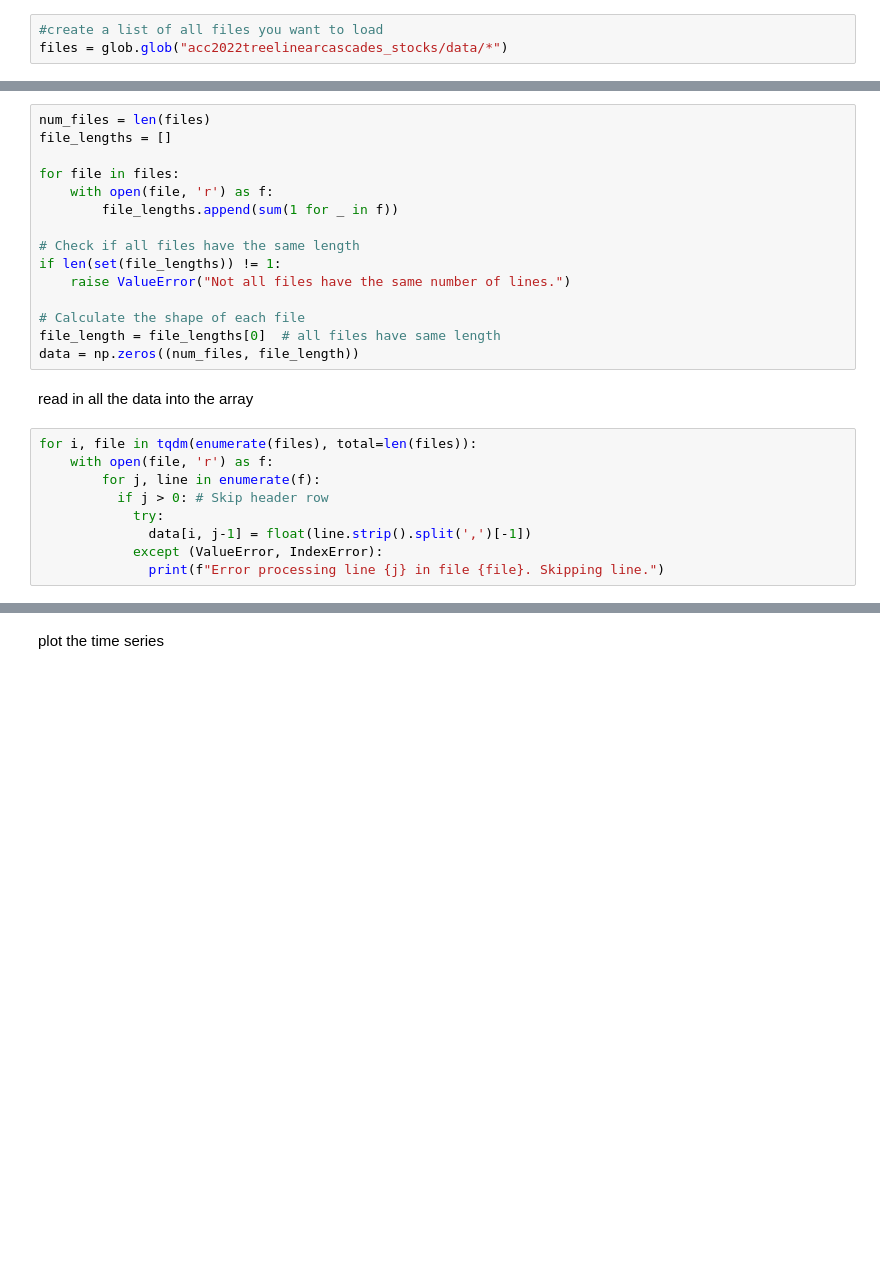
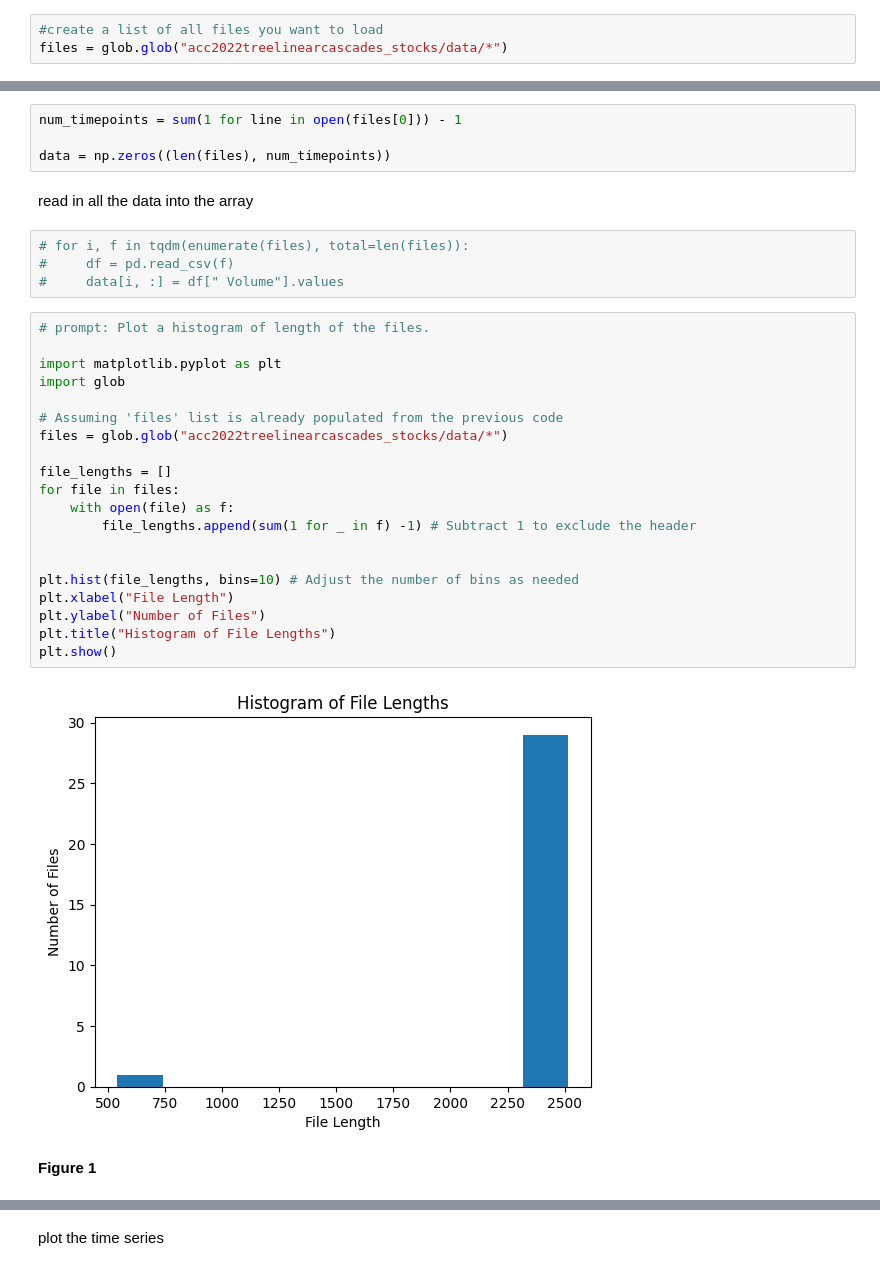
Before and after one commit to urvesh2012/MLTSA25_UBhagat, a Jupyter notebook: HW7/autoencoder_time_series.ipynb, the cells around one changed output, grey strips where cells are left out. Cells and saved outputs as stored; diff of their text form; blank space fills up the shorter version.

```diff
--- a/HW7/autoencoder_time_series.ipynb
+++ b/HW7/autoencoder_time_series.ipynb
@@ -75,26 +69,34 @@ files = [f for f in files if f != excluded_file]
-# %%
-num_files = len(files)
-file_lengths = []
-
-for file in files:
-    with open(file, 'r') as f:
-        file_lengths.append(sum(1 for _ in f))
-
-# Check if all files have the same length
-if len(set(file_lengths)) != 1:
-    raise ValueError("Not all files have the same number of lines.")
-
-# Calculate the shape of each file
-file_length = file_lengths[0]  # all files have same length
-data = np.zeros((num_files, file_length))
+# %%
+num_timepoints = sum(1 for line in open(files[0])) - 1
+
+data = np.zeros((len(files), num_timepoints))
 # %% [markdown]
  read in all the data into the array
-# %%
-for i, file in tqdm(enumerate(files), total=len(files)):
-    with open(file, 'r') as f:
-        for j, line in enumerate(f):
-          if j > 0: # Skip header row
-            try:
-              data[i, j-1] = float(line.strip().split(',')[-1])
-            except (ValueError, IndexError):
-              print(f"Error processing line {j} in file {file}. Skipping line.")
+# %%
+# for i, f in tqdm(enumerate(files), total=len(files)):
+#     df = pd.read_csv(f)
+#     data[i, :] = df[" Volume"].values
+# %%
+# prompt: Plot a histogram of length of the files.
+
+import matplotlib.pyplot as plt
+import glob
+
+# Assuming 'files' list is already populated from the previous code
+files = glob.glob("acc2022treelinearcascades_stocks/data/*")
+
+file_lengths = []
+for file in files:
+    with open(file) as f:
+        file_lengths.append(sum(1 for _ in f) -1) # Subtract 1 to exclude the header
+
+
+plt.hist(file_lengths, bins=10) # Adjust the number of bins as needed
+plt.xlabel("File Length")
+plt.ylabel("Number of Files")
+plt.title("Histogram of File Lengths")
+plt.show()
+# %% [output]
+[figure, added]
+# %% [markdown]
+**Figure 1**
```
Also changed, not shown: parts of 34 cells of this notebook.
